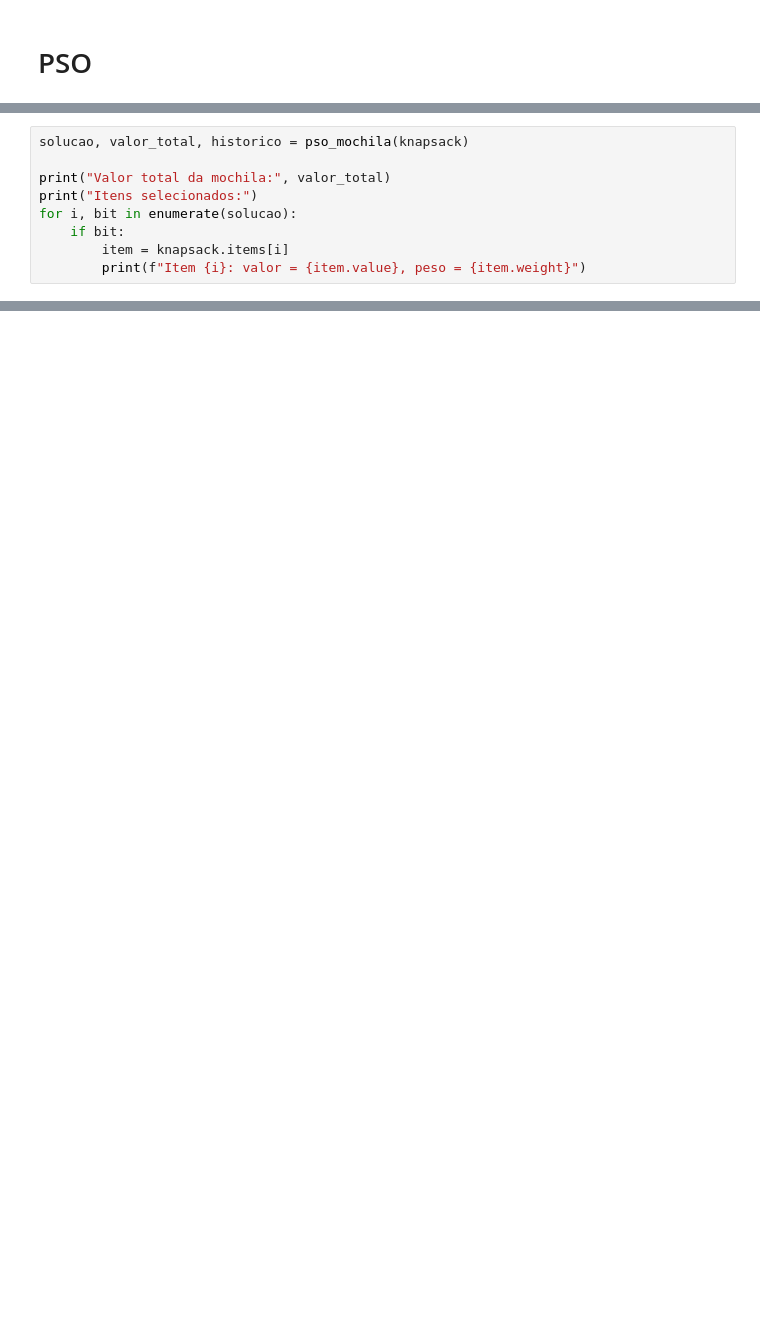
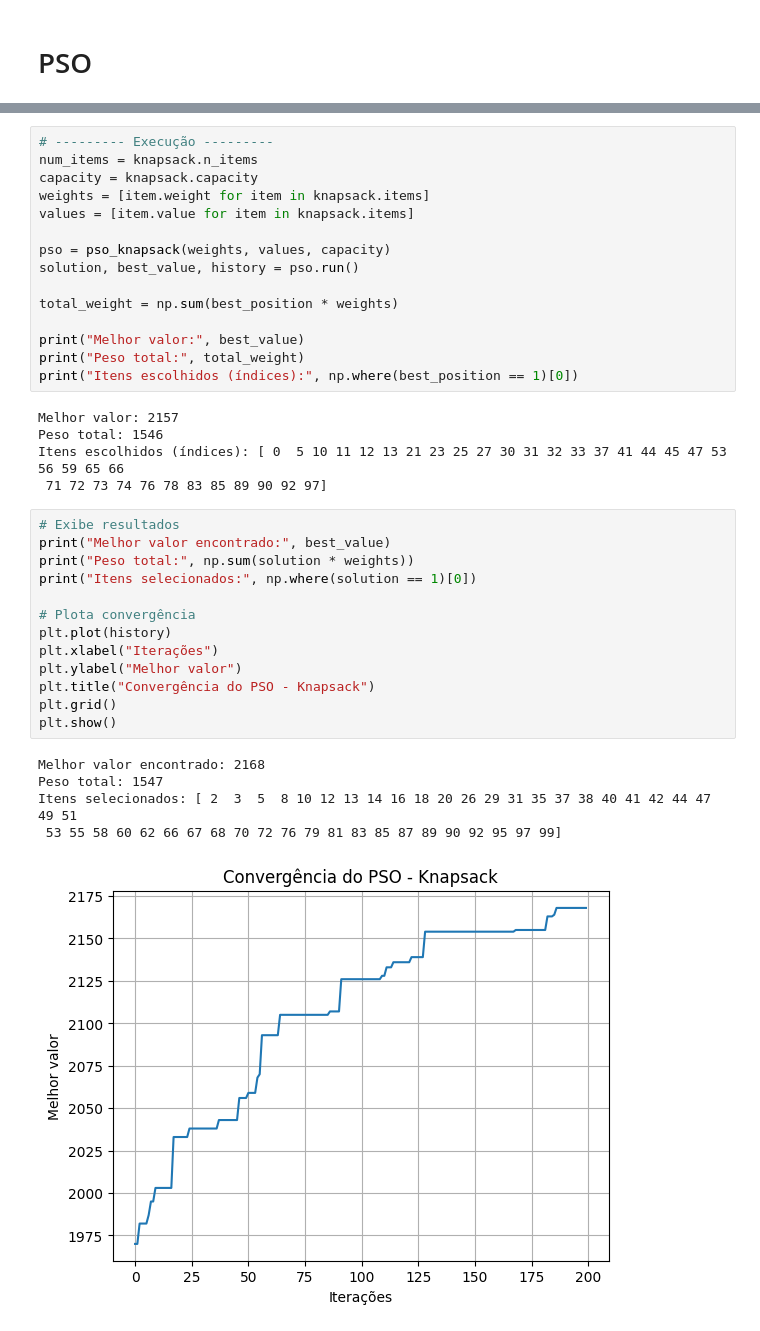
Before and after one commit to hellsdeur/knapsax, a Jupyter notebook: notebooks/pso.ipynb, the cells around one changed output, grey strips where cells are left out. Drawn from its saved outputs; the diff is of its cells as text; blank space fills up the shorter version.

```diff
--- a/notebooks/pso.ipynb
+++ b/notebooks/pso.ipynb
@@ -86,9 +34,0 @@ def pso_mochila(knapsack: Knapsack, num_particulas=30, max_iter=500, w=0.7, c1=1
-# %%
-solucao, valor_total, historico = pso_mochila(knapsack)
-
-print("Valor total da mochila:", valor_total)
-print("Itens selecionados:")
-for i, bit in enumerate(solucao):
-    if bit:
-        item = knapsack.items[i]
-        print(f"Item {i}: valor = {item.value}, peso = {item.weight}")
@@ -115,0 +223,39 @@ AttributeError: 'list' object has no attribute 'items'
+# %%
+# --------- Execução ---------
+num_items = knapsack.n_items
+capacity = knapsack.capacity
+weights = [item.weight for item in knapsack.items]
+values = [item.value for item in knapsack.items]
+
+pso = pso_knapsack(weights, values, capacity)
+solution, best_value, history = pso.run()
+
+total_weight = np.sum(best_position * weights)
+
+print("Melhor valor:", best_value)
+print("Peso total:", total_weight)
+print("Itens escolhidos (índices):", np.where(best_position == 1)[0])
+# %% [output]
+Melhor valor: 2157
+Peso total: 1546
+Itens escolhidos (índices): [ 0  5 10 11 12 13 21 23 25 27 30 31 32 33 37 41 44 45 47 53 56 59 65 66
+ 71 72 73 74 76 78 83 85 89 90 92 97]
+# %%
+# Exibe resultados
+print("Melhor valor encontrado:", best_value)
+print("Peso total:", np.sum(solution * weights))
+print("Itens selecionados:", np.where(solution == 1)[0])
+
+# Plota convergência
+plt.plot(history)
+plt.xlabel("Iterações")
+plt.ylabel("Melhor valor")
+plt.title("Convergência do PSO - Knapsack")
+plt.grid()
+plt.show()
+# %% [output]
+Melhor valor encontrado: 2168
+Peso total: 1547
+Itens selecionados: [ 2  3  5  8 10 12 13 14 16 18 20 26 29 31 35 37 38 40 41 42 44 47 49 51
+ 53 55 58 60 62 66 67 68 70 72 76 79 81 83 85 87 89 90 92 95 97 99]
+[figure, added]
```
Also changed, not shown: parts of 20 cells of this notebook.
